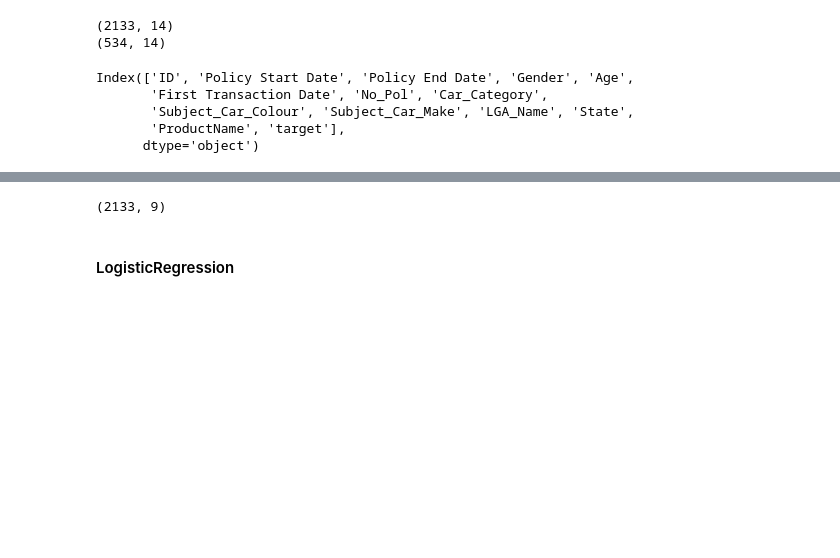
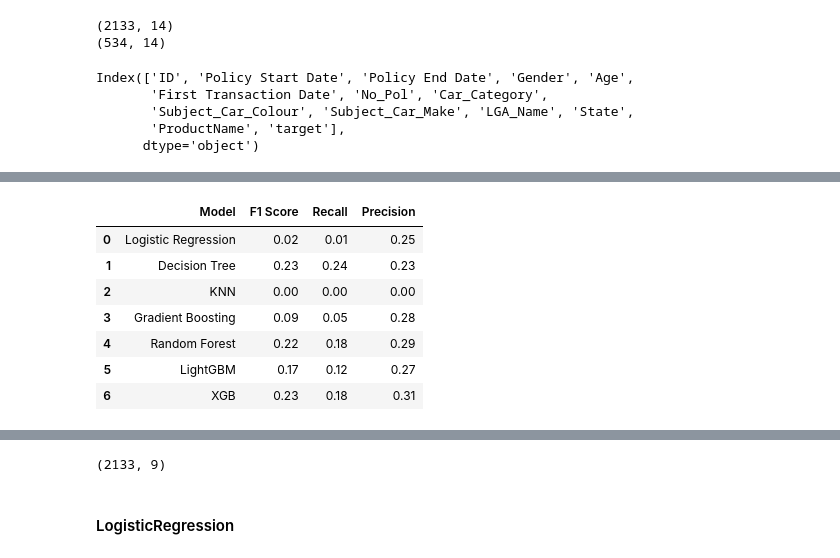
Before and after one commit to Gbekoilias/Auto-Insurance-Claim-Prediction, a Jupyter notebook: modeling.ipynb, the cells around one changed output, grey strips where cells are left out. Saved outputs shown, nothing was run; the diff lists cells and outputs as text; code cells hidden in the pictures; blank space fills up the shorter version.

```diff
--- a/modeling.ipynb
+++ b/modeling.ipynb
@@ -182,0 +332,33 @@ categorical_features = ['Gender','Car_Category','Subject_Car_Colour', 'Subject_C
+# %%
+# Assuming models is a list of your trained models
+# and names is a list of the names of your models
+#provide a list of mytrained models
+models = [log_model, dt_model, knn_model, gb_model, rf_model, lgbm_model, xgb_model]
+names = ["Logistic Regression", "Decision Tree", "KNN", "Gradient Boosting", "Random Forest",    "LightGBM", "XGB"]
+metrics = []
+
+for name, model in zip(names, models):
+    # Get predictions
+    y_pred = model.predict(X_test)
+
+    # Calculate metrics
+    f1 = f1_score(y_test, y_pred)
+    recall = recall_score(y_test, y_pred)
+    precision = precision_score(y_test, y_pred)
+
+    # Append metrics to the list
+    metrics.append([name, f1, recall, precision])
+
+# Create a DataFrame from the metrics
+model_comparison = pd.DataFrame(metrics, columns=["Model", "F1 Score", "Recall", "Precision"])
+
+model_comparison
+# %% [output]
+|  | Model | F1 Score | Recall | Precision |
+| 0 | Logistic Regression | 0.02 | 0.01 | 0.25 |
+| 1 | Decision Tree | 0.23 | 0.24 | 0.23 |
+| 2 | KNN | 0.00 | 0.00 | 0.00 |
+| 3 | Gradient Boosting | 0.09 | 0.05 | 0.28 |
+| 4 | Random Forest | 0.22 | 0.18 | 0.29 |
+| 5 | LightGBM | 0.17 | 0.12 | 0.27 |
+| 6 | XGB | 0.23 | 0.18 | 0.31 |
```
Also changed, not shown: parts of 13 cells of this notebook, 2 other files.
